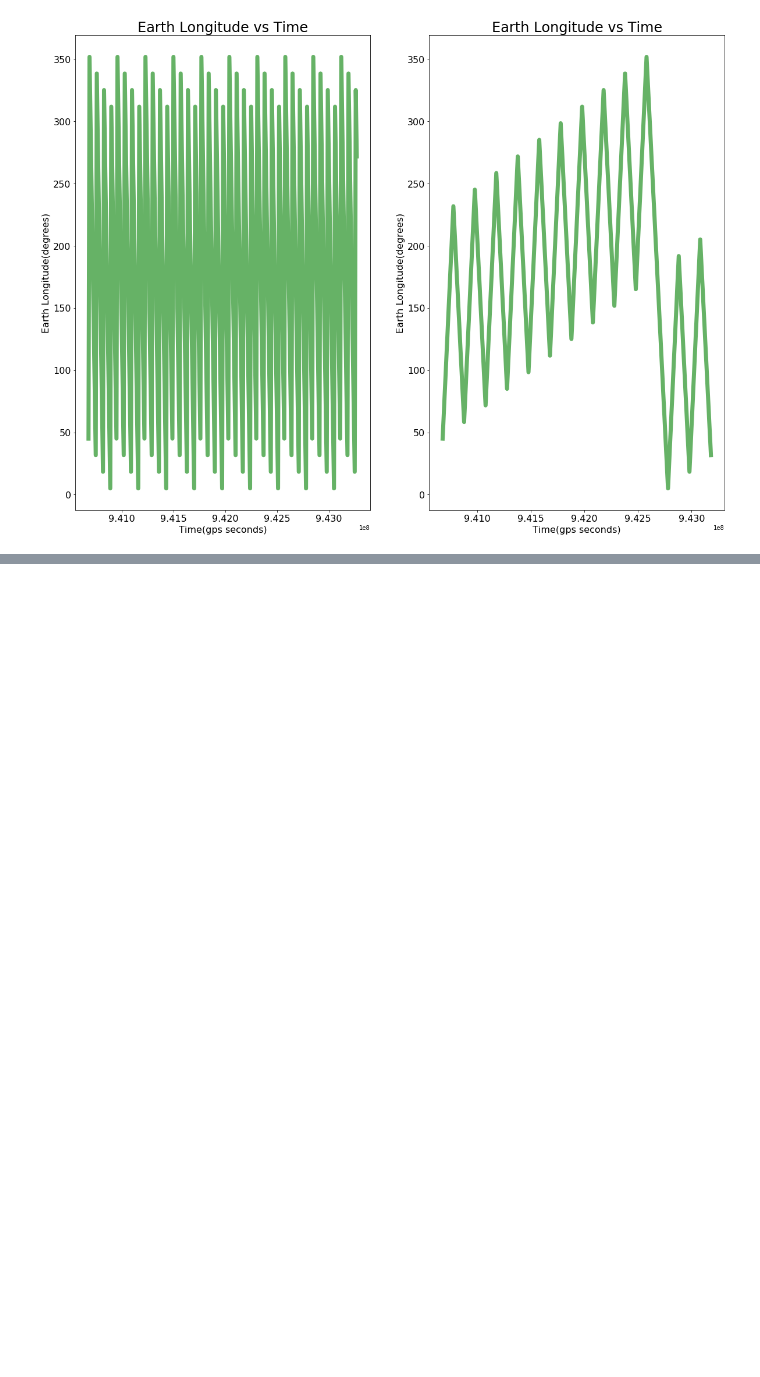
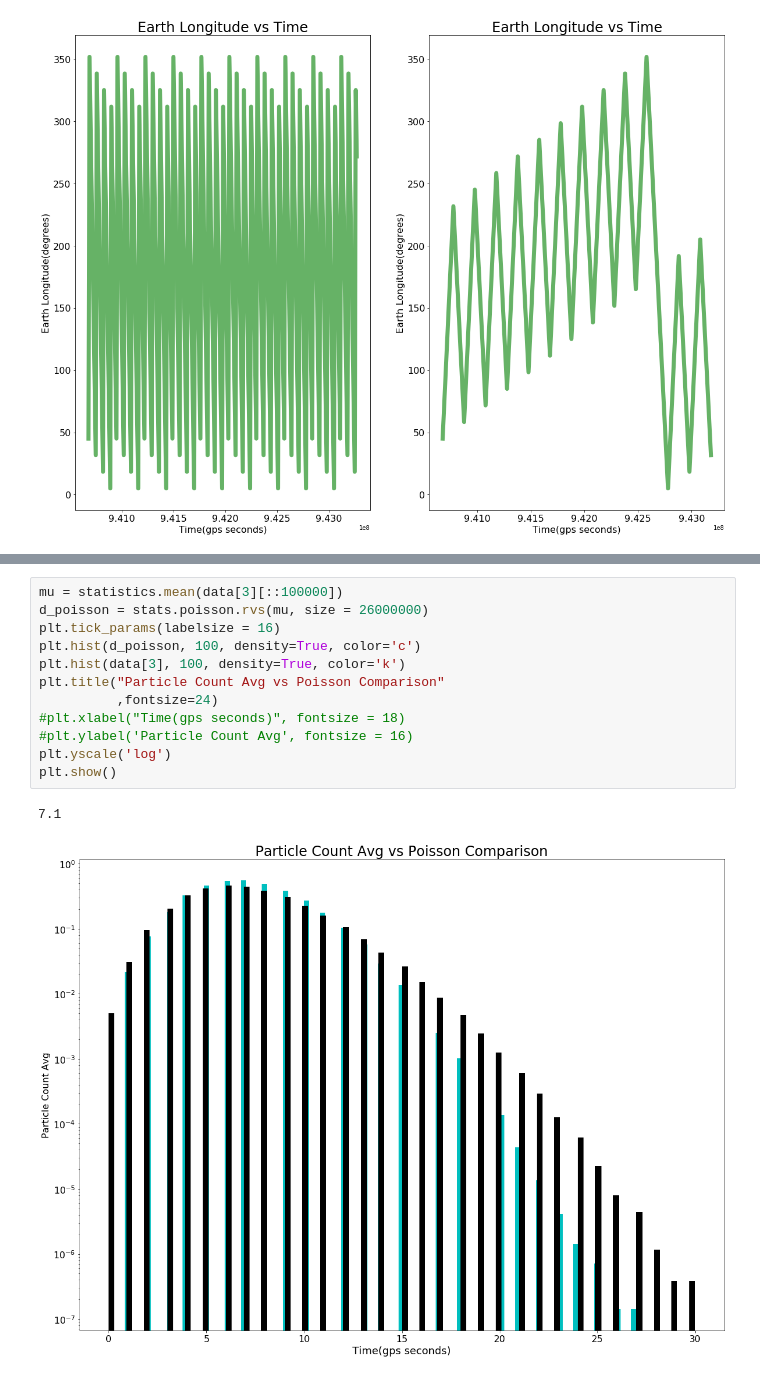
Before and after one commit to IgorBanin/Phys434, a Jupyter notebook: lab4.ipynb, the cells around one changed output, grey strips where cells are left out. Drawn from its saved outputs; the diff is of its cells as text; blank space fills up the shorter version.

```diff
--- a/lab4.ipynb
+++ b/lab4.ipynb
@@ -158,0 +182,15 @@ That being said, the solar phase and earth longitude show an oscillatory trend a
+# %%
+mu = statistics.mean(data[3][::100000])
+d_poisson = stats.poisson.rvs(mu, size = 26000000)
+plt.tick_params(labelsize = 16)
+plt.hist(d_poisson, 100, density=True, color='c')
+plt.hist(data[3], 100, density=True, color='k')
+plt.title("Particle Count Avg vs Poisson Comparison"
+          ,fontsize=24)
+#plt.xlabel("Time(gps seconds)", fontsize = 18)
+#plt.ylabel('Particle Count Avg', fontsize = 16)
+plt.yscale('log')
+plt.show()
+# %% [output]
+7.1
+[figure, added]
```
Also changed, not shown: parts of 25 cells of this notebook, 1 other file.
